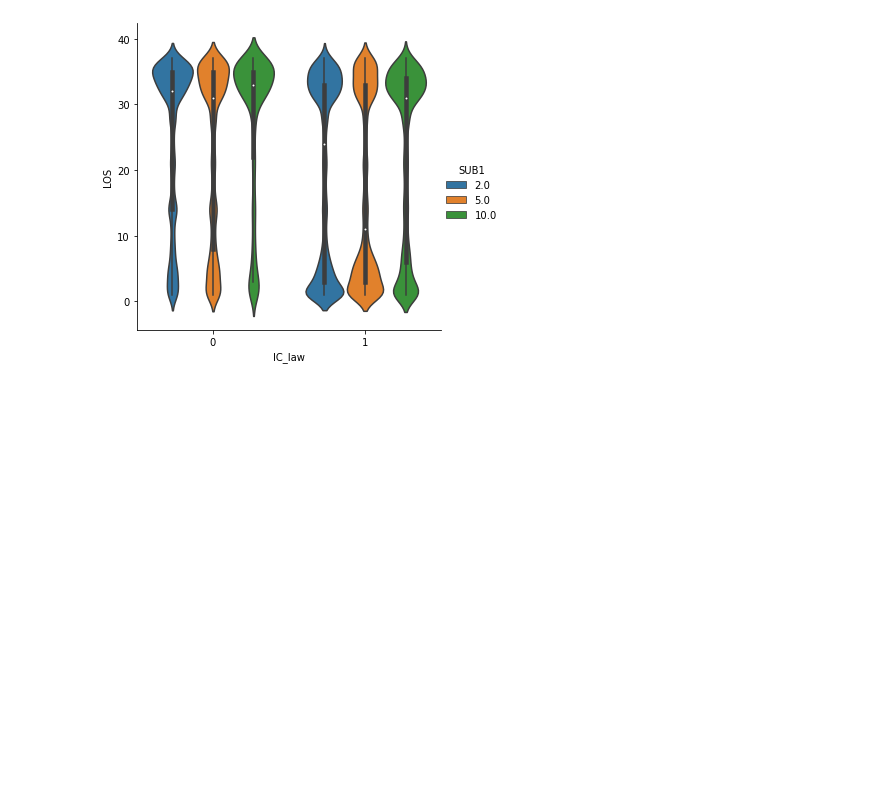
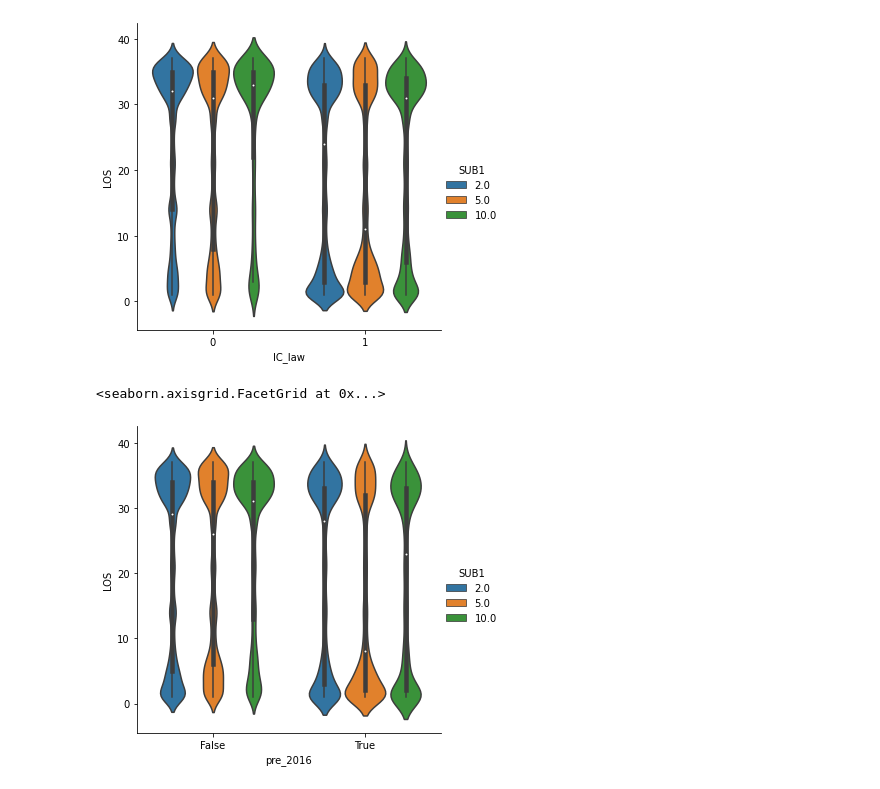
Before and after one commit to afaranda/TEDS_Housing_Employment_Study, a Jupyter notebook: notebooks/01_Explore_And_Process.ipynb, the cells around one changed output. Saved outputs shown, nothing was run; the diff lists cells and outputs as text; code cells hidden in the pictures; blank space fills up the shorter version.

```diff
--- a/notebooks/01_Explore_And_Process.ipynb
+++ b/notebooks/01_Explore_And_Process.ipynb
@@ -140,0 +161,11 @@ ic_laws.STATE.value_counts()
+# %%
+print(teds_imputed.shape)
+print(teds_imputed.dropna().shape)
+
+teds_imp_laws=pd.merge(
+        left=teds_imputed,
+        right=ic_laws,
+        left_on="STFIPS",
+        right_on="STATE",
+    )
+print(teds_imp_laws.dropna().shape)
@@ -161,7 +196,7 @@ else:
         left_on="STFIPS",
         right_on="STATE",
     )
-    teds_laws.to_csv("analysis_objects/teds_imp_laws.csv")
+    teds_imp_laws.to_csv("analysis_objects/teds_imp_laws.csv")
 # %% [markdown]
 # Exploratory Data Analysis
 # %% [markdown]
@@ -351,3 +386,14 @@ sns.catplot(
 # %% [output]
 <seaborn.axisgrid.FacetGrid at 0x...>
 [figure]
+# %%
+
+teds_imp_laws['LOS']=teds_imp_laws['LOS'].astype('int')
+bad_drugs=teds_imp_laws.SUB1.isin([2,5,10])
+sns.catplot(
+    x="pre_2016", y="LOS", hue="SUB1",
+    kind="violin", data=teds_imp_laws.loc[bad_drugs,:]
+)
+# %% [output]
+<seaborn.axisgrid.FacetGrid at 0x...>
+[figure, added]
```
Also changed, not shown: parts of 3 cells of this notebook, 2 other files.
